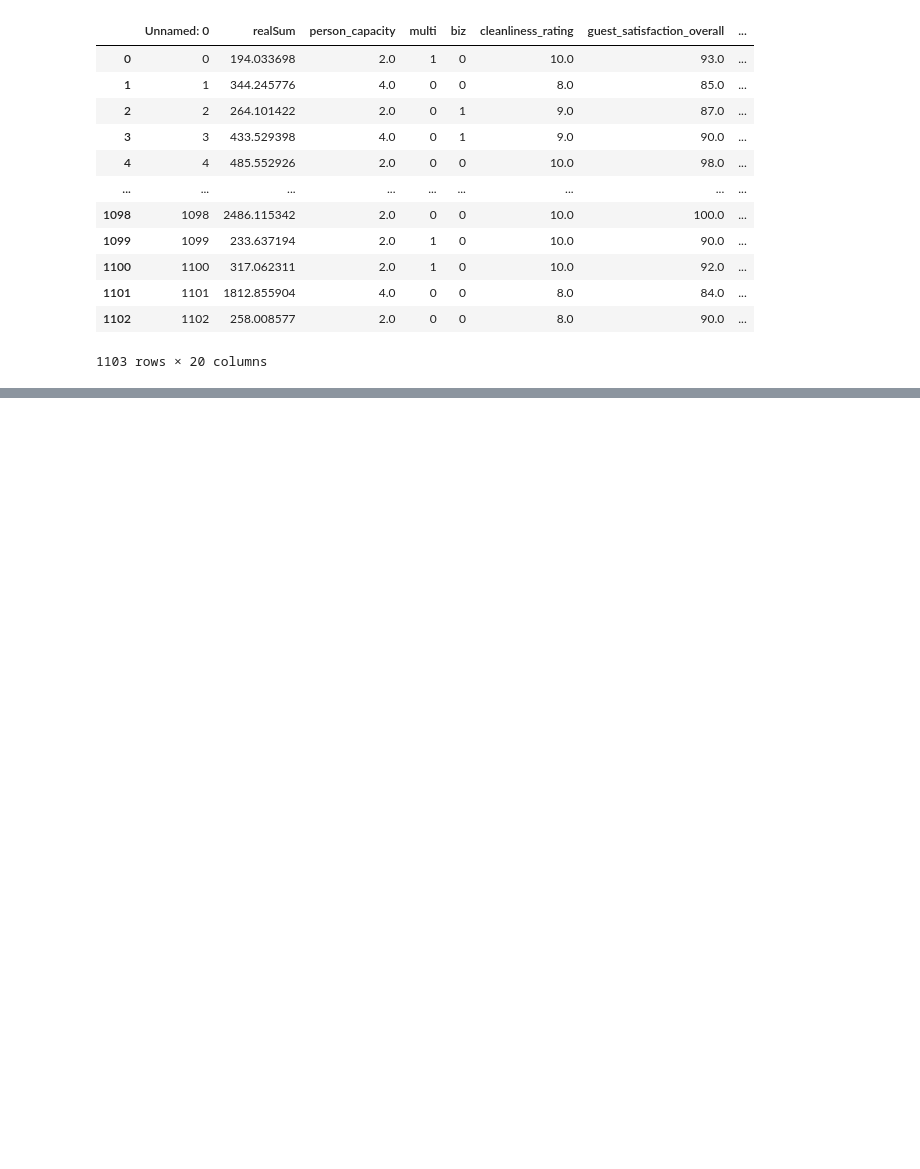
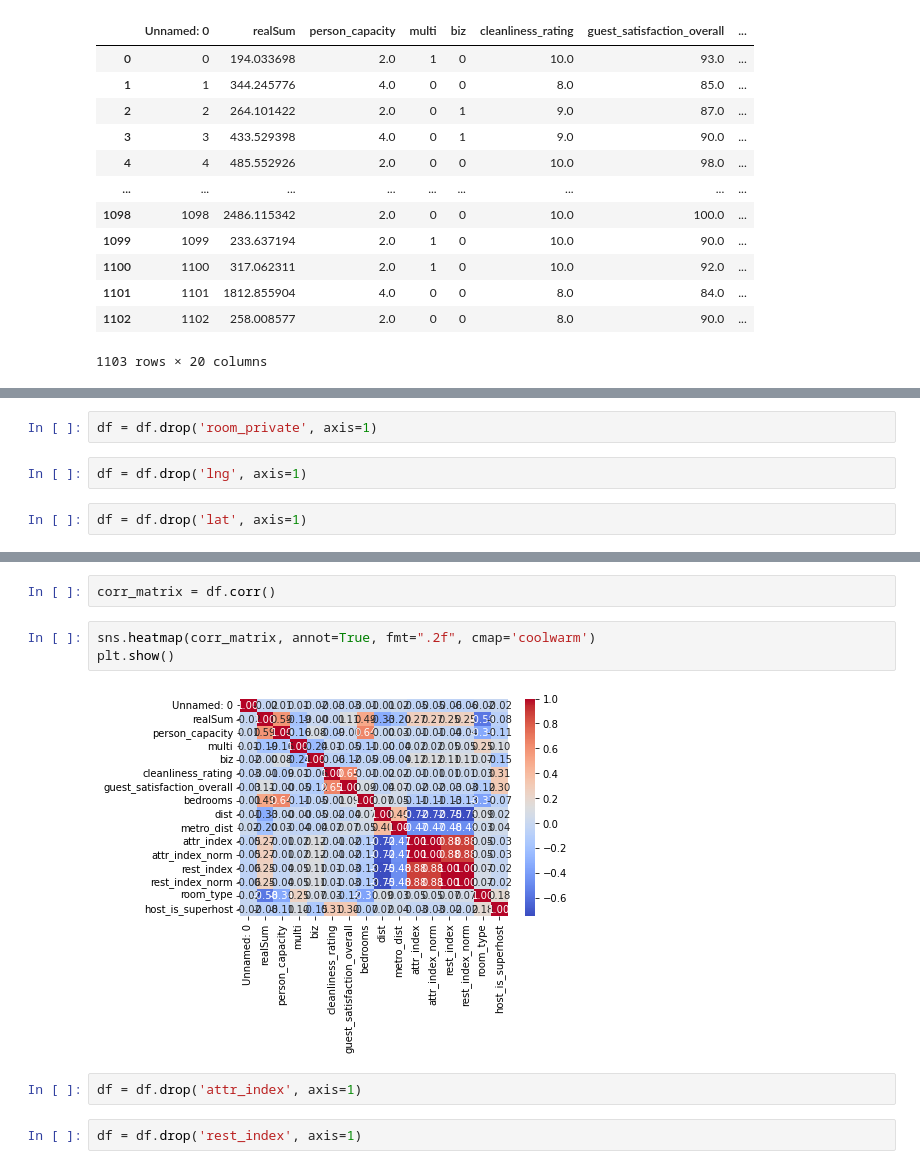
Before and after one commit to Tykher/AutoML_group_3_AirBnB, a Jupyter notebook: data/DataCleaning.ipynb, the cells around one changed output, grey strips where cells are left out. Drawn from its saved outputs; the diff is of its cells as text; blank space fills up the shorter version.

```diff
--- a/data/DataCleaning.ipynb
+++ b/data/DataCleaning.ipynb
@@ -108,0 +170,6 @@ df
+# %%
+df = df.drop('room_private', axis=1)
+# %%
+df = df.drop('lng', axis=1)
+# %%
+df = df.drop('lat', axis=1)
@@ -108,0 +192,11 @@ df
+# %%
+corr_matrix = df.corr()
+# %%
+sns.heatmap(corr_matrix, annot=True, fmt=".2f", cmap='coolwarm')
+plt.show()
+# %% [output]
+[figure, added]
+# %%
+df = df.drop('attr_index', axis=1)
+# %%
+df = df.drop('rest_index', axis=1)
```
Also changed, not shown: parts of 18 cells of this notebook.
